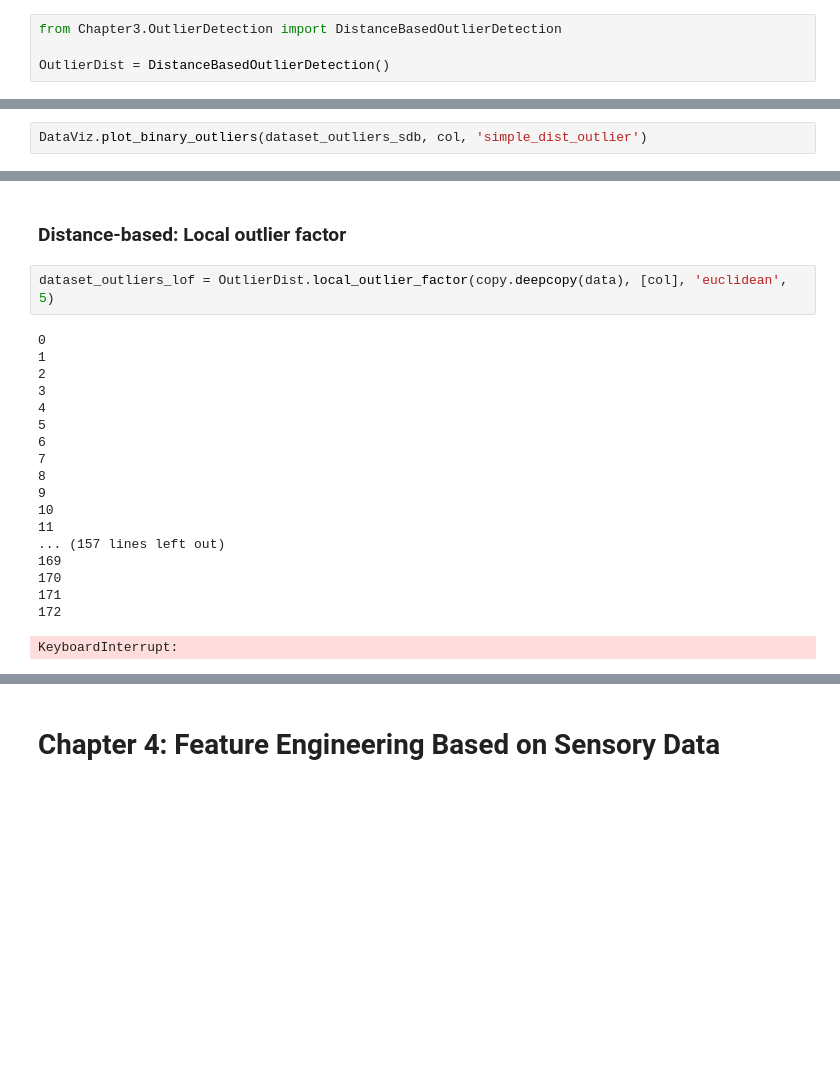
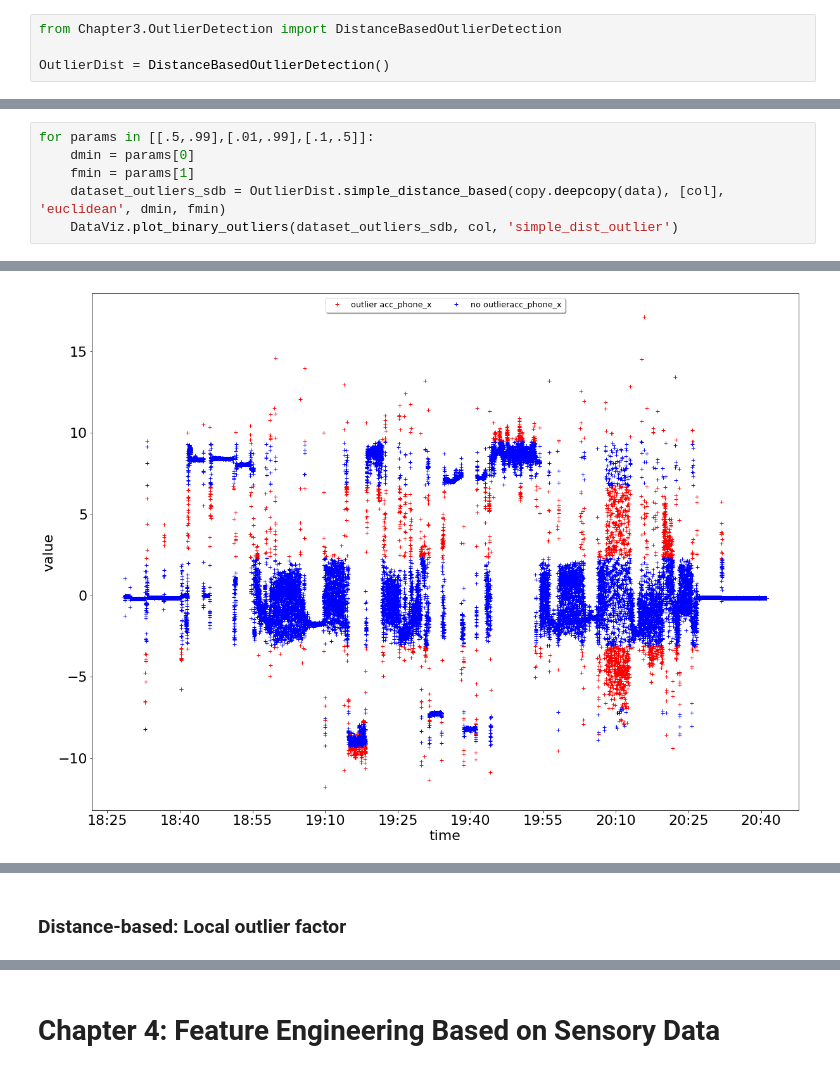
Before and after one commit to davidstap/ML4QS, a Jupyter notebook: assignment1.ipynb, the cells around one changed output, grey strips where cells are left out. Saved outputs shown, nothing was run; the diff lists cells and outputs as text; blank space fills up the shorter version.

```diff
--- a/assignment1.ipynb
+++ b/assignment1.ipynb
@@ -274,2 +280,7 @@ dataset_outliers_sdb = OutlierDist.simple_distance_based(copy.deepcopy(data), [c
-# %%
-DataViz.plot_binary_outliers(dataset_outliers_sdb, col, 'simple_dist_outlier')
+# %%
+for params in [[.5,.99],[.01,.99],[.1,.5]]:
+    dmin = params[0]
+    fmin = params[1]
+    dataset_outliers_sdb = OutlierDist.simple_distance_based(copy.deepcopy(data), [col], 'euclidean', dmin, fmin)
+    DataViz.plot_binary_outliers(dataset_outliers_sdb, col, 'simple_dist_outlier')
+# %% [output]
@@ -275,0 +288 @@ DataViz.plot_binary_outliers(dataset_outliers_sdb, col, 'simple_dist_outlier')
+[figure, added]
@@ -276,23 +290,2 @@ DataViz.plot_binary_outliers(dataset_outliers_sdb, col, 'simple_dist_outlier')
 # %% [markdown]
 ### Distance-based: Local outlier factor
-# %%
-dataset_outliers_lof = OutlierDist.local_outlier_factor(copy.deepcopy(data), [col], 'euclidean', 5)
-# %% [output]
-0
-1
-2
-3
-4
-5
-6
-7
-8
-9
-10
-11
-... (157 lines left out)
-169
-170
-171
-172
-KeyboardInterrupt:
```
Also changed, not shown: parts of 22 cells of this notebook, 13 other files.
